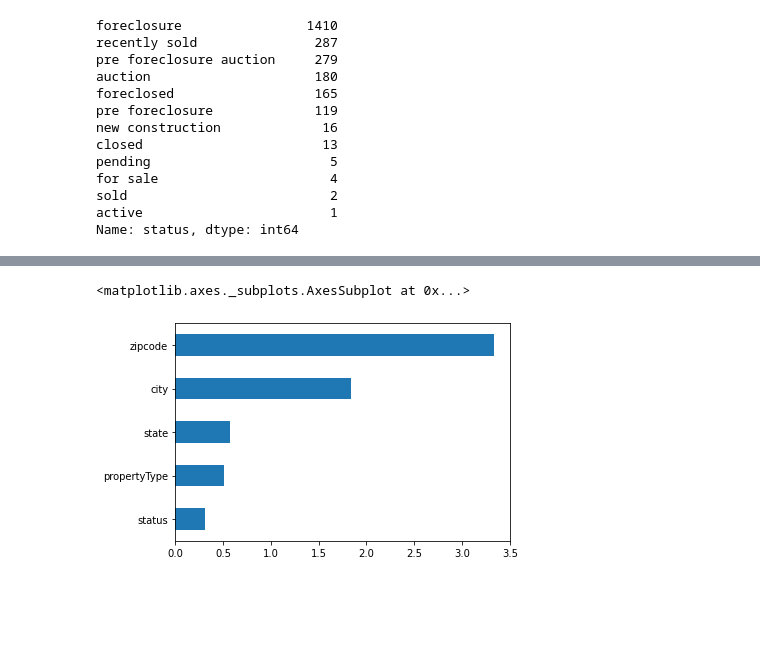
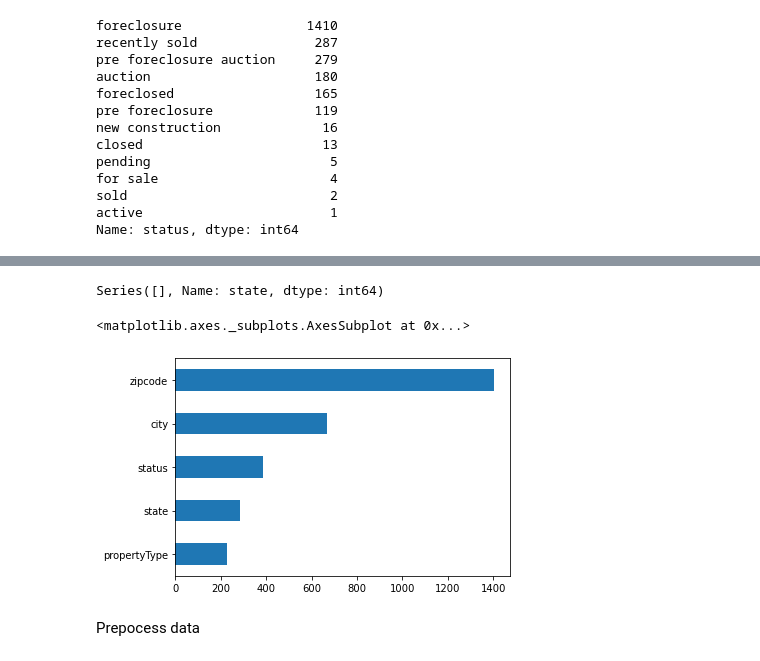
Before and after one commit to TimeryaevaM/Diplom, a Jupyter notebook: diplom_4v.ipynb, the cells around one changed output, grey strips where cells are left out. Saved outputs shown, nothing was run; the diff lists cells and outputs as text; code cells hidden in the pictures; blank space fills up the shorter version.

```diff
--- a/diplom_4v.ipynb
+++ b/diplom_4v.ipynb
@@ -1616 +1688,7 @@ Name: city, Length: 352, dtype: int64
+# %%
+# Удалим из трейна строки, где значений нет в тесте
+
+unique_city = df_test['city'].unique()
+
+df_train = df_train[df_train['city'].isin(unique_city)]
 # %%
@@ -1648 +1726,17 @@ Name: zipcode, Length: 1164, dtype: int64
+# %%
+# Так как количество уникальных значений слишком много, разделим из согласно правилу 3-2
+
+df_train.loc[:,'zip_f'] = df_train['zipcode'].apply(lambda x: str(x)[:3])
+df_test.loc[:,'zip_f'] = df_test['zipcode'].apply(lambda x: str(x)[:3])
+
+df_train.loc[:,'zip_s'] = df_train['zipcode'].apply(lambda x: str(x)[3:])
+df_test.loc[:,'zip_s'] = df_test['zipcode'].apply(lambda x: str(x)[3:])
+# %%
+# Удалим те строки в трейне, которых нет в тесте
+
+unique_zipf = df_test['zip_f'].unique()
+unique_zips = df_test['zip_s'].unique()
+
+df_train = df_train[df_train['zip_f'].isin(unique_zipf)]
+df_train = df_train[df_train['zip_s'].isin(unique_zips)]
 # %%
@@ -1692,15 +1786,31 @@ Name: state, dtype: int64
+# %%
+# Посмотрим каких значений теста нет в трейне
+
+unique_train_state = df_train['state'].unique()
+
+df_test[~df_test['state'].isin(unique_train_state)]['state'].value_counts()
+# %% [output]
+Series([], Name: state, dtype: int64)
+# %%
+# Удалим те строки в трейне, которых нет в тесте
+
+unique_state = df_test['state'].unique()
+
+df_train = df_train[df_train['state'].isin(unique_state)]
 # %%
 # Теперь рассмотрим значимость категориальных переменных
-df_train_cat = df_train[categorical_features + value].copy()
+df_train_cat = df_train.copy()
+
 label_encoder = LabelEncoder()
 
 for feature in categorical_features:
-    df_train_cat[feature] = label_encoder.fit_transform( df_train_cat[feature])
+    df_train_cat[feature] = label_encoder.fit_transform(df_train_cat[feature])
 
-imp_cat = pd.Series(mutual_info_classif(df_train_cat[categorical_features],
-                                        df_train_cat['target'], discrete_features = True), index=categorical_features)
+imp_cat = pd.Series(f_regression(df_train_cat[categorical_features],
+                              df_train_cat['target_log'])[0], index=categorical_features)
+
 imp_cat.sort_values(inplace = True)
 imp_cat.plot(kind = 'barh')
 # %% [output]
 <matplotlib.axes._subplots.AxesSubplot at 0x...>
-[figure, old version]
+[figure, new version]
@@ -1706,0 +1834,2 @@ imp_cat.plot(kind = 'barh')
+# %% [markdown]
+Prepocess data
```
Also changed, not shown: parts of 55 cells of this notebook.
